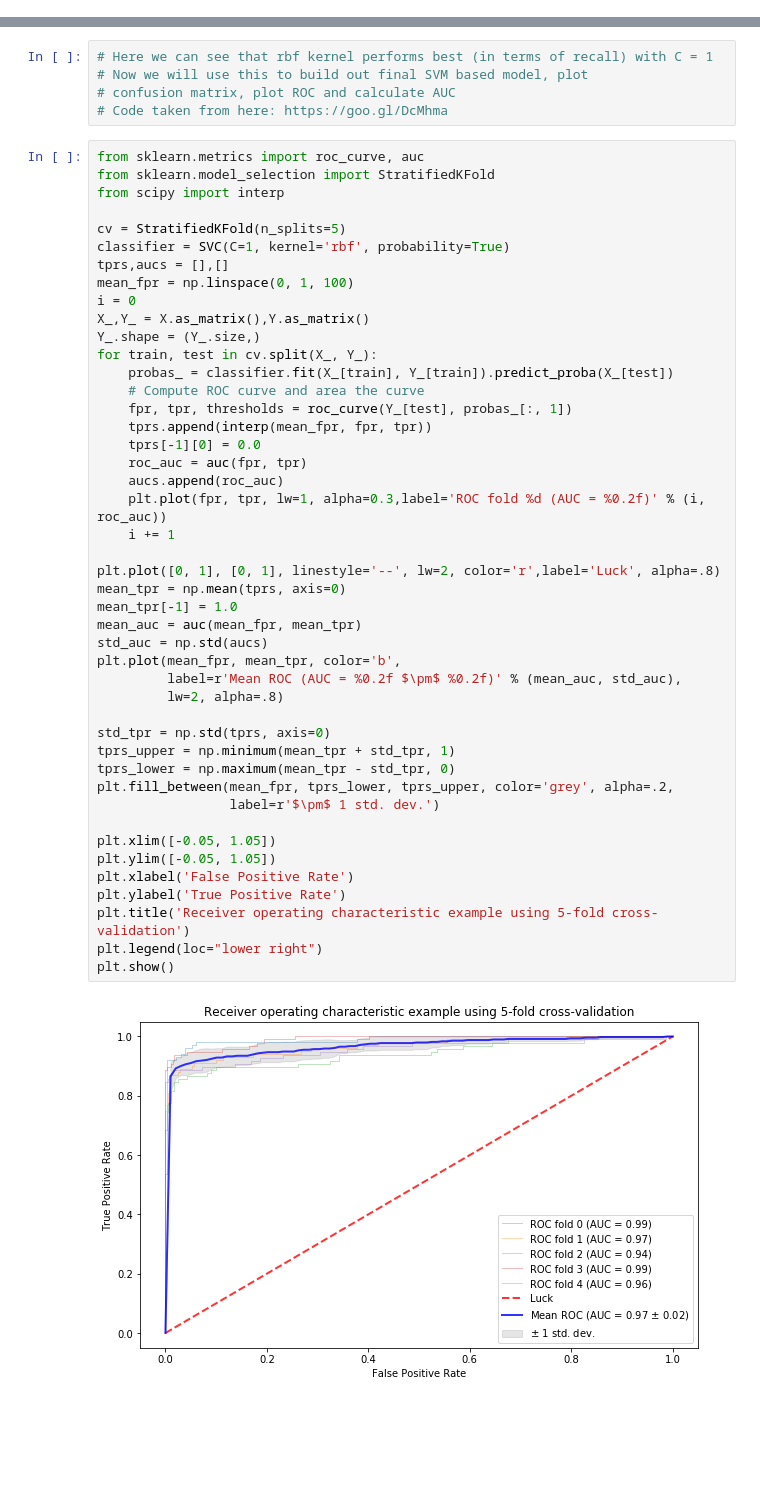
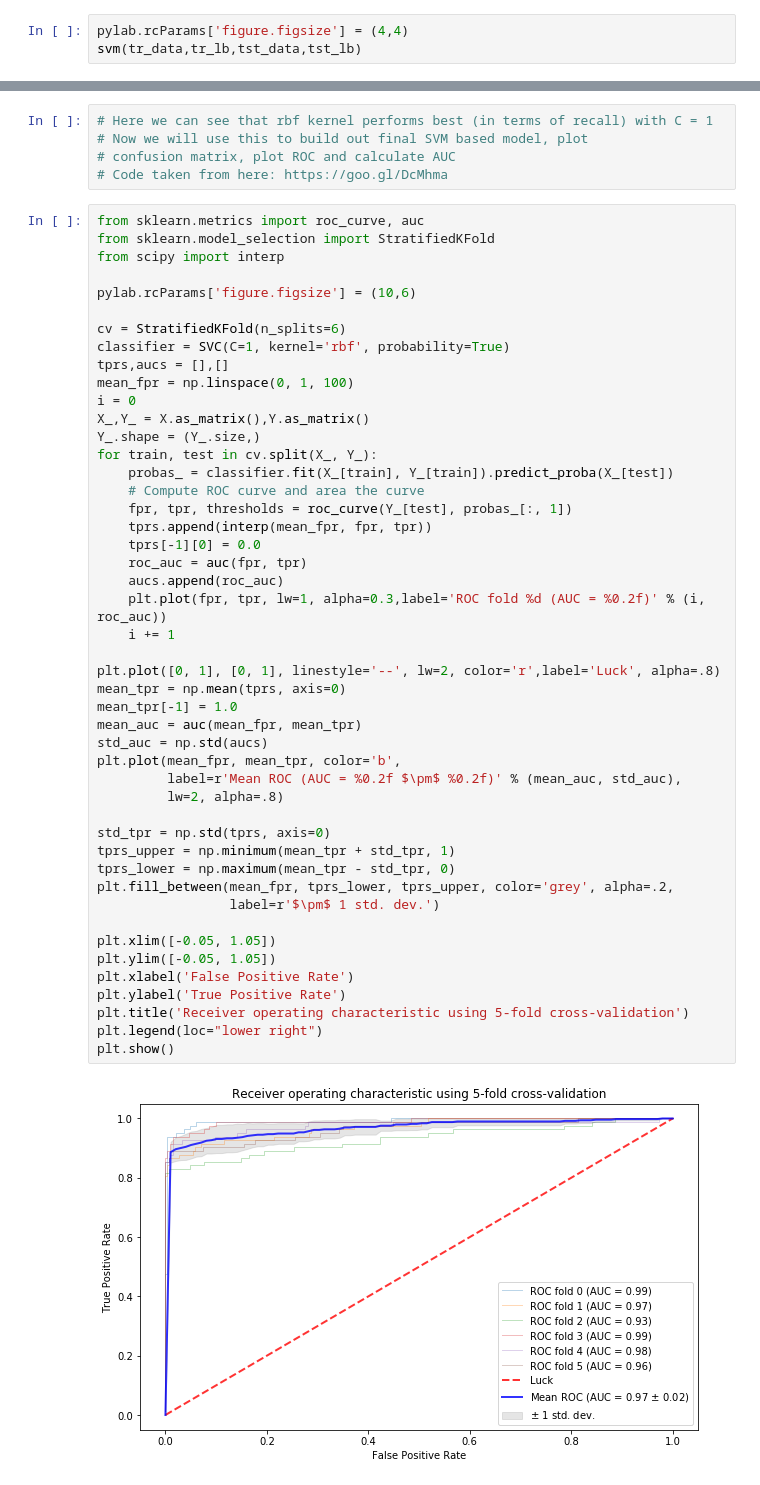
Before and after one commit to udhai17/Credit-Card-Fraud-Detection, a Jupyter notebook: CCFraudDetection.ipynb, the cells around one changed output, grey strips where cells are left out. Cells and saved outputs as stored; diff of their text form; blank space fills up the shorter version.

```diff
--- a/CCFraudDetection.ipynb
+++ b/CCFraudDetection.ipynb
@@ -203,0 +228,3 @@ svm(tr_data,tr_lb,tst_data,tst_lb,'sigmoid')
+# %%
+pylab.rcParams['figure.figsize'] = (4,4)
+svm(tr_data,tr_lb,tst_data,tst_lb)
@@ -211,7 +263,9 @@ from sklearn.metrics import roc_curve, auc
 from sklearn.model_selection import StratifiedKFold
 from scipy import interp
 
-cv = StratifiedKFold(n_splits=5)
+pylab.rcParams['figure.figsize'] = (10,6)
+
+cv = StratifiedKFold(n_splits=6)
 classifier = SVC(C=1, kernel='rbf', probability=True)
 tprs,aucs = [],[]
 mean_fpr = np.linspace(0, 1, 100)
@@ -224,32 +278,32 @@ for train, test in cv.split(X_, Y_):
     fpr, tpr, thresholds = roc_curve(Y_[test], probas_[:, 1])
     tprs.append(interp(mean_fpr, fpr, tpr))
     tprs[-1][0] = 0.0
     roc_auc = auc(fpr, tpr)
     aucs.append(roc_auc)
     plt.plot(fpr, tpr, lw=1, alpha=0.3,label='ROC fold %d (AUC = %0.2f)' % (i, roc_auc))
     i += 1
 
 plt.plot([0, 1], [0, 1], linestyle='--', lw=2, color='r',label='Luck', alpha=.8)
 mean_tpr = np.mean(tprs, axis=0)
 mean_tpr[-1] = 1.0
 mean_auc = auc(mean_fpr, mean_tpr)
 std_auc = np.std(aucs)
 plt.plot(mean_fpr, mean_tpr, color='b',
          label=r'Mean ROC (AUC = %0.2f $\pm$ %0.2f)' % (mean_auc, std_auc),
          lw=2, alpha=.8)
 
 std_tpr = np.std(tprs, axis=0)
 tprs_upper = np.minimum(mean_tpr + std_tpr, 1)
 tprs_lower = np.maximum(mean_tpr - std_tpr, 0)
 plt.fill_between(mean_fpr, tprs_lower, tprs_upper, color='grey', alpha=.2,
                  label=r'$\pm$ 1 std. dev.')
 
 plt.xlim([-0.05, 1.05])
 plt.ylim([-0.05, 1.05])
 plt.xlabel('False Positive Rate')
 plt.ylabel('True Positive Rate')
-plt.title('Receiver operating characteristic example using 5-fold cross-validation')
+plt.title('Receiver operating characteristic using 5-fold cross-validation')
 plt.legend(loc="lower right")
 plt.show()
 # %% [output]
-[figure, old version]
+[figure, new version]
```
Also changed, not shown: parts of 7 cells of this notebook.
